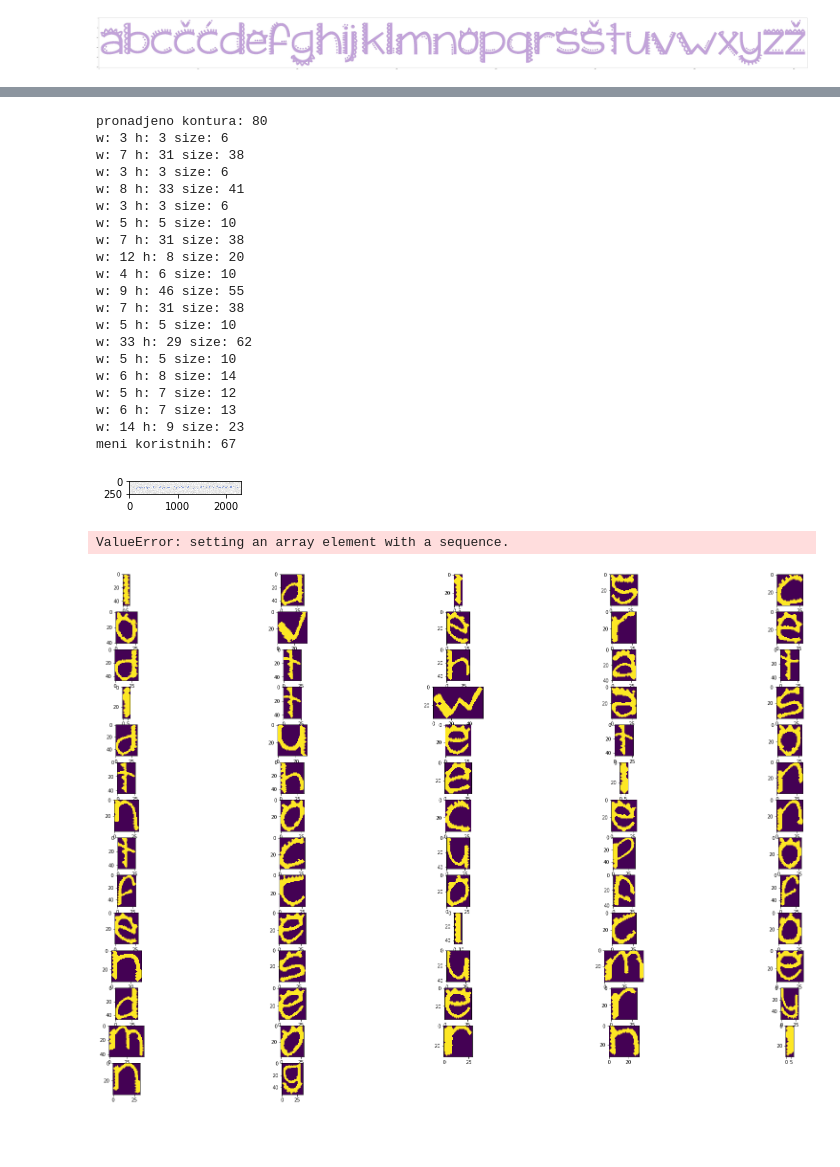
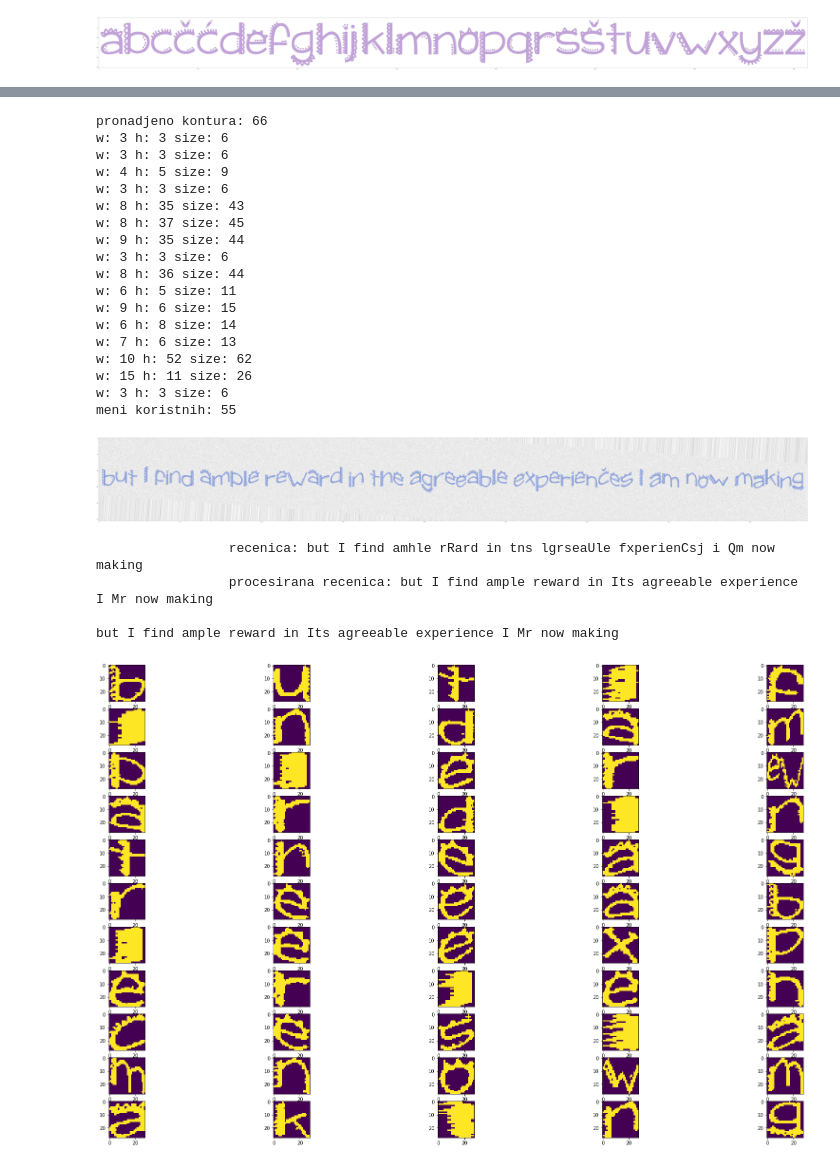
Before and after one commit to vlaksi/Soft-Challenges, a Jupyter notebook: izazovi[20-21]/Nedeljni izazov 2 - OCR/sc_2020_challenge_2/my-work.ipynb, the cells around one changed output, grey strips where cells are left out. Cells and saved outputs as stored; diff of their text form; code cells hidden in the pictures; blank space fills up the shorter version.

```diff
--- a/izazovi[20-21]/Nedeljni izazov 2 - OCR/sc_2020_challenge_2/my-work.ipynb
+++ b/izazovi[20-21]/Nedeljni izazov 2 - OCR/sc_2020_challenge_2/my-work.ipynb
@@ -68,7 +68,7 @@ distances, letters = load_image_and_find_roi_HSV_validate(validation_image_path)
 print(extract_text(distances, letters, ann,vocabulary))
 # %%
 # POPRAVLJANJEEEE SEGMENTACIJE
-image_path = 'dataset/validation/train27.png'
+image_path = 'dataset/validation/train38.png'
 
 img = cv2.imread(image_path)
 image = img.copy()
@@ -150,7 +144,7 @@ regions_array = []
 print("pronadjeno kontura: " + str(len(contours)))
 regija_kvacica = []
 
-kernel = cv2.getStructuringElement(cv2.MORPH_ELLIPSE, (3, 3))
+kernel = cv2.getStructuringElement(cv2.MORPH_ELLIPSE, (2, 2))
 # TODO: PORAVNATI CELU SLIKU NEKAKO
 for contour in contours:
     x, y, w, h = cv2.boundingRect(contour)
@@ -163,66 +157,67 @@ for contour in contours:
         print("w: " + str(w) + " h: " + str(h) + " size: " + str(h+w))
         if (h>20+percentWhitePixel and w < 10 + percentWhitePixel): # vrv je I u pitanju
             region = cv2.morphologyEx(region.copy(), cv2.MORPH_CLOSE, kernel, iterations=1)
-            regions_array.append([region, (x, y, w, h)])
+            regions_array.append([resize_region(region), (x, y, w, h)])
             continue
         else: # sum koji samo preskacemo
             continue
     # ZA SVAKI REGION RADIM POBOLJSANJE
     region = cv2.morphologyEx(region.copy(), cv2.MORPH_CLOSE, kernel, iterations=1)
-
-    regions_array.append([region, (x, y, w, h)])
+    # resize_region(region) or region
+    regions_array.append([resize_region(region), (x, y, w, h)])
 
 
 plt.imshow(image_crtanje)
 
 regions_array = sorted(regions_array, key=lambda item: item[1][0])
 sorted_regions = [region[0] for region in regions_array]
 sorted_rectangles = [region[1] for region in regions_array]
 
 
 region_distances = []
 # Izdvojiti sortirane parametre opisujućih pravougaonika
 # Izračunati rastojanja između svih susednih regiona po x osi i dodati ih u region_distances niz
 for index in range(0, len(sorted_rectangles) - 1):
     current = sorted_rectangles[index]
     next_rect = sorted_rectangles[index + 1]
     distance = next_rect[0] - (current[0] + current[2])  # X_next - (X_current + W_current)
     region_distances.append(distance)
 
 
 print("meni koristnih: " + str(len(sorted_regions)))
 # %% [output]
-pronadjeno kontura: 80
+pronadjeno kontura: 66
 w: 3 h: 3 size: 6
-w: 7 h: 31 size: 38
 w: 3 h: 3 size: 6
-w: 8 h: 33 size: 41
+w: 4 h: 5 size: 9
 w: 3 h: 3 size: 6
-w: 5 h: 5 size: 10
-w: 7 h: 31 size: 38
-w: 12 h: 8 size: 20
-w: 4 h: 6 size: 10
-w: 9 h: 46 size: 55
-w: 7 h: 31 size: 38
-w: 5 h: 5 size: 10
-w: 33 h: 29 size: 62
-w: 5 h: 5 size: 10
+w: 8 h: 35 size: 43
+w: 8 h: 37 size: 45
+w: 9 h: 35 size: 44
+w: 3 h: 3 size: 6
+w: 8 h: 36 size: 44
+w: 6 h: 5 size: 11
+w: 9 h: 6 size: 15
 w: 6 h: 8 size: 14
-w: 5 h: 7 size: 12
-w: 6 h: 7 size: 13
-w: 14 h: 9 size: 23
-meni koristnih: 67
+w: 7 h: 6 size: 13
+w: 10 h: 52 size: 62
+w: 15 h: 11 size: 26
+w: 3 h: 3 size: 6
+meni koristnih: 55
-[figure, old version]
+[figure, new version]
 # %%
 # PREDIKCIJA
 print(extract_text(region_distances, sorted_regions, ann,vocabulary))
 # %% [output]
-ValueError: setting an array element with a sequence.
+                 recenica: but I find amhle rRard in tns lgrseaUle fxperienCsj i Qm now making
+                 procesirana recenica: but I find ample reward in Its agreeable experience I Mr now making
+
+but I find ample reward in Its agreeable experience I Mr now making
 # %%
 plt.rcParams['figure.figsize'] = 2, 2 # za prikaz većih slika i plotova, zakomentarisati ako nije potrebno
 plot_images(sorted_regions)
 # %% [output]
-[figure, old version]
+[figure, new version]
 # %%
 plt.imshow(sorted_regions[0])
 # %%
```
Also changed, not shown: parts of 5 cells of this notebook, 57 other files.
